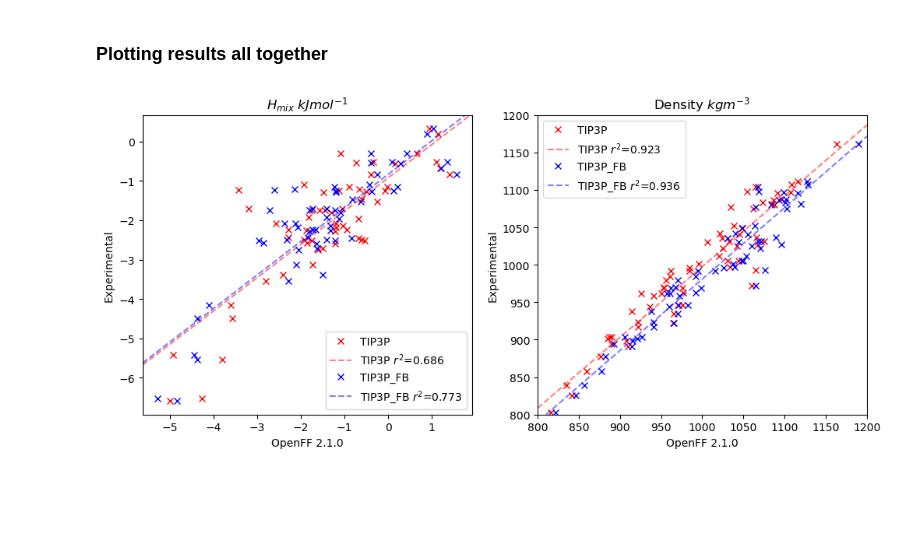
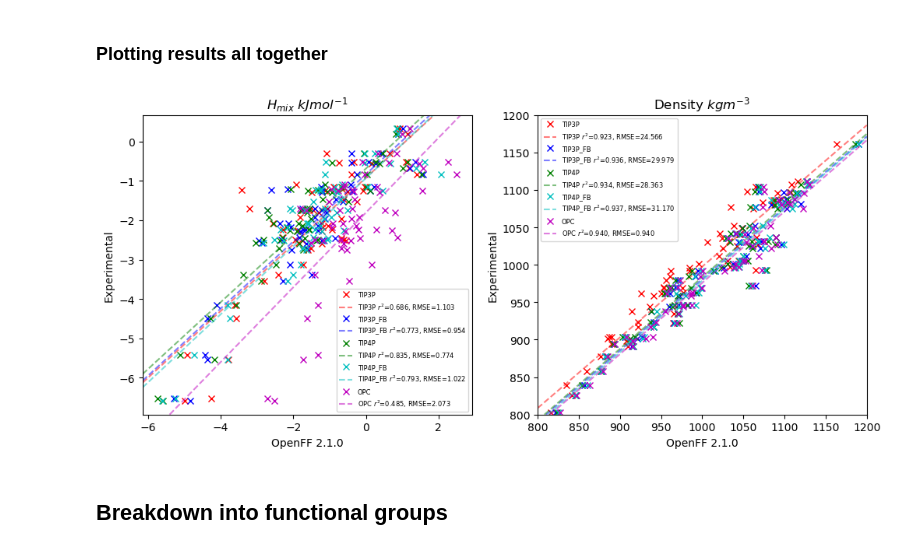
Before and after one commit to barmoral/evaluator-blanca, a Jupyter notebook: evaluator_water_calcs/hmix_dens_watermodels/eval_hmix_dens_analysis.ipynb, the cells around one changed output. Cells and saved outputs as stored; diff of their text form; code cells hidden in the pictures; blank space fills up the shorter version.

Commit message:
Added output data for more water models

```diff
--- a/evaluator_water_calcs/hmix_dens_watermodels/eval_hmix_dens_analysis.ipynb
+++ b/evaluator_water_calcs/hmix_dens_watermodels/eval_hmix_dens_analysis.ipynb
@@ -216,6 +236,11 @@ def analysis_all(phys_prop,water_model):
         slope, intercept, r_value, p_value, std_err = linregress(x, y)
         r2_value=r_value**2
 
+        xarr=np.array(x)
+        yarr=np.array(y)
+        mse= ((xarr - yarr) ** 2).mean()
+        rmse=np.sqrt(mse)
+
         stats=dict()
         stats['slope']=slope
         stats['intercept']=intercept
@@ -223,6 +248,7 @@ def analysis_all(phys_prop,water_model):
         stats['r2_value']=r2_value
         stats['p_value']=p_value
         stats['std_err']=std_err
+        stats['rmse']=rmse
         return stats
 
     results=dict()
@@ -232,7 +258,7 @@ def analysis_all(phys_prop,water_model):
 
     return results
 # %%
-waters=('TIP3P','TIP3P_FB')
+waters=('TIP3P','TIP3P_FB','TIP4P','TIP4P_FB','OPC')
 
 results=dict()
 
@@ -245,30 +271,44 @@ for w in waters:
 # %%
 plt.figure(figsize=(12.0, 5.0))
 
 plt.subplot(1,2,1)
 plt.plot(results['TIP3P:EnthalpyOfMixing-Estimated_Values'], results['TIP3P:EnthalpyOfMixing-Experimental_Values'], marker='x', linestyle='None', color='r', label='TIP3P')
-plt.axline(xy1=(0,results['TIP3P:EnthalpyOfMixing-Stats']['intercept']),slope=results['TIP3P:EnthalpyOfMixing-Stats']['slope'], linestyle="--", color='r', alpha=0.5, label='TIP3P $r^{2}$=%.3f'%results['TIP3P:EnthalpyOfMixing-Stats']['r2_value'])
+plt.axline(xy1=(0,results['TIP3P:EnthalpyOfMixing-Stats']['intercept']),slope=results['TIP3P:EnthalpyOfMixing-Stats']['slope'], linestyle="--", color='r', alpha=0.5, label='TIP3P $r^{2}$=%.3f, RMSE=%.3f'%(results['TIP3P:EnthalpyOfMixing-Stats']['r2_value'],results['TIP3P:EnthalpyOfMixing-Stats']['rmse']))
 plt.plot(results['TIP3P_FB:EnthalpyOfMixing-Estimated_Values'], results['TIP3P_FB:EnthalpyOfMixing-Experimental_Values'], marker='x', linestyle='None', color='b',label='TIP3P_FB')
-plt.axline(xy1=(0,results['TIP3P_FB:EnthalpyOfMixing-Stats']['intercept']),slope=results['TIP3P_FB:EnthalpyOfMixing-Stats']['slope'], linestyle="--", color='b', alpha=0.5, label='TIP3P_FB $r^{2}$=%.3f'%results['TIP3P_FB:EnthalpyOfMixing-Stats']['r2_value'])
+plt.axline(xy1=(0,results['TIP3P_FB:EnthalpyOfMixing-Stats']['intercept']),slope=results['TIP3P_FB:EnthalpyOfMixing-Stats']['slope'], linestyle="--", color='b', alpha=0.5, label='TIP3P_FB $r^{2}$=%.3f, RMSE=%.3f'%(results['TIP3P_FB:EnthalpyOfMixing-Stats']['r2_value'], results['TIP3P_FB:EnthalpyOfMixing-Stats']['rmse']))
+plt.plot(results['TIP4P:EnthalpyOfMixing-Estimated_Values'], results['TIP4P:EnthalpyOfMixing-Experimental_Values'], marker='x', linestyle='None', color='g', label='TIP4P')
+plt.axline(xy1=(0,results['TIP4P:EnthalpyOfMixing-Stats']['intercept']),slope=results['TIP4P:EnthalpyOfMixing-Stats']['slope'], linestyle="--", color='g', alpha=0.5, label='TIP4P $r^{2}$=%.3f, RMSE=%.3f'%(results['TIP4P:EnthalpyOfMixing-Stats']['r2_value'],results['TIP4P:EnthalpyOfMixing-Stats']['rmse']))
+plt.plot(results['TIP4P_FB:EnthalpyOfMixing-Estimated_Values'], results['TIP4P_FB:EnthalpyOfMixing-Experimental_Values'], marker='x', linestyle='None', color='c',label='TIP4P_FB')
+plt.axline(xy1=(0,results['TIP4P_FB:EnthalpyOfMixing-Stats']['intercept']),slope=results['TIP4P_FB:EnthalpyOfMixing-Stats']['slope'], linestyle="--", color='c', alpha=0.5, label='TIP4P_FB $r^{2}$=%.3f, RMSE=%.3f'%(results['TIP4P_FB:EnthalpyOfMixing-Stats']['r2_value'],results['TIP4P_FB:EnthalpyOfMixing-Stats']['rmse']))
+plt.plot(results['OPC:EnthalpyOfMixing-Estimated_Values'], results['OPC:EnthalpyOfMixing-Experimental_Values'], marker='x', linestyle='None', color='m', label='OPC')
+plt.axline(xy1=(0,results['OPC:EnthalpyOfMixing-Stats']['intercept']),slope=results['OPC:EnthalpyOfMixing-Stats']['slope'], linestyle="--", color='m', alpha=0.5, label='OPC $r^{2}$=%.3f, RMSE=%.3f'%(results['OPC:EnthalpyOfMixing-Stats']['r2_value'],results['OPC:EnthalpyOfMixing-Stats']['rmse']))
 plt.title('$H_{mix}$ $kJ mol^{-1}$')
 plt.xlabel('OpenFF 2.1.0')
 plt.ylabel('Experimental')
-plt.legend()
+plt.legend(prop={'size': 6})
 
 plt.subplot(1,2,2)
 plt.plot(results['TIP3P:Density-Estimated_Values'], results['TIP3P:Density-Experimental_Values'], marker='x', linestyle='None', color='r', label='TIP3P')
-plt.axline(xy1=(0,results['TIP3P:Density-Stats']['intercept']),slope=results['TIP3P:Density-Stats']['slope'], linestyle="--", color='r', alpha=0.5, label='TIP3P $r^{2}$=%.3f'%results['TIP3P:Density-Stats']['r2_value'])
+plt.axline(xy1=(0,results['TIP3P:Density-Stats']['intercept']),slope=results['TIP3P:Density-Stats']['slope'], linestyle="--", color='r', alpha=0.5, label='TIP3P $r^{2}$=%.3f, RMSE=%.3f'%(results['TIP3P:Density-Stats']['r2_value'], results['TIP3P:Density-Stats']['rmse']))
 plt.plot(results['TIP3P_FB:Density-Estimated_Values'], results['TIP3P_FB:Density-Experimental_Values'], marker='x', linestyle='None', color='b',label='TIP3P_FB')
-plt.axline(xy1=(0,results['TIP3P_FB:Density-Stats']['intercept']),slope=results['TIP3P_FB:Density-Stats']['slope'], linestyle="--", color='b', alpha=0.5, label='TIP3P_FB $r^{2}$=%.3f'%results['TIP3P_FB:Density-Stats']['r2_value'])
+plt.axline(xy1=(0,results['TIP3P_FB:Density-Stats']['intercept']),slope=results['TIP3P_FB:Density-Stats']['slope'], linestyle="--", color='b', alpha=0.5, label='TIP3P_FB $r^{2}$=%.3f, RMSE=%.3f'%(results['TIP3P_FB:Density-Stats']['r2_value'], results['TIP3P_FB:Density-Stats']['rmse']))
+plt.plot(results['TIP4P:Density-Estimated_Values'], results['TIP4P:Density-Experimental_Values'], marker='x', linestyle='None', color='g', label='TIP4P')
+plt.axline(xy1=(0,results['TIP4P:Density-Stats']['intercept']),slope=results['TIP4P:Density-Stats']['slope'], linestyle="--", color='g', alpha=0.5, label='TIP4P $r^{2}$=%.3f, RMSE=%.3f'%(results['TIP4P:Density-Stats']['r2_value'], results['TIP4P:Density-Stats']['rmse']))
+plt.plot(results['TIP4P_FB:Density-Estimated_Values'], results['TIP4P_FB:Density-Experimental_Values'], marker='x', linestyle='None', color='c',label='TIP4P_FB')
+plt.axline(xy1=(0,results['TIP4P_FB:Density-Stats']['intercept']),slope=results['TIP4P_FB:Density-Stats']['slope'], linestyle="--", color='c', alpha=0.5, label='TIP4P_FB $r^{2}$=%.3f, RMSE=%.3f'%(results['TIP4P_FB:Density-Stats']['r2_value'], results['TIP4P_FB:Density-Stats']['rmse']))
+plt.plot(results['OPC:Density-Estimated_Values'], results['OPC:Density-Experimental_Values'], marker='x', linestyle='None', color='m',label='OPC')
+plt.axline(xy1=(0,results['OPC:Density-Stats']['intercept']),slope=results['OPC:Density-Stats']['slope'], linestyle="--", color='m', alpha=0.5, label='OPC $r^{2}$=%.3f, RMSE=%.3f'%(results['OPC:Density-Stats']['r2_value'], results['OPC:Density-Stats']['r2_value']))
 plt.xlim(800,1200)
 plt.ylim(800,1200)
 plt.title("Density $kg m^{-3}$")
 plt.xlabel('OpenFF 2.1.0')
 plt.ylabel('Experimental')
-plt.legend()
+plt.legend(prop={'size': 6})
 
 plt.savefig('hmix_dens_plot.png')
 
 plt.show()
 # %% [output]
-[figure, old version]
+[figure, new version]
+# %% [markdown]
+## Breakdown into functional groups
```
Also changed, not shown: parts of 4 cells of this notebook, 4 other files.
